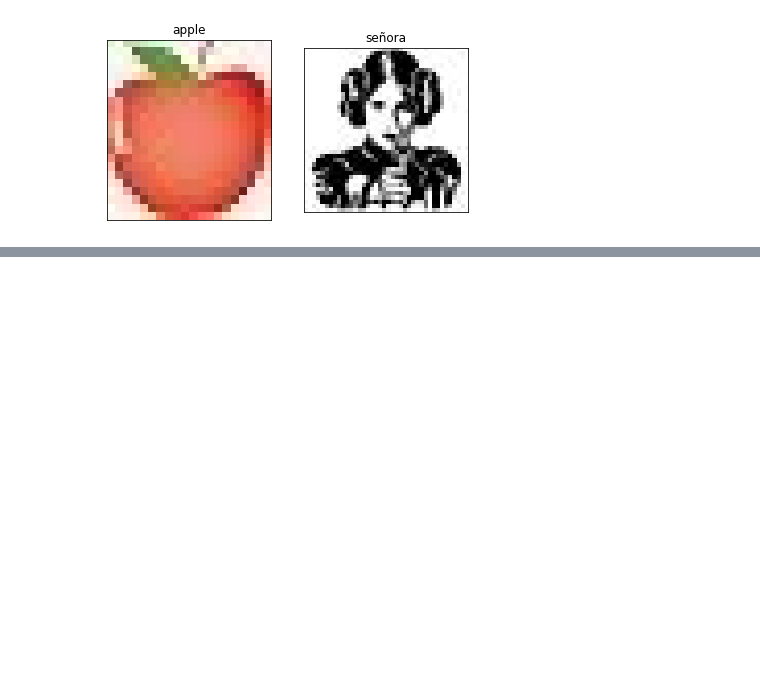
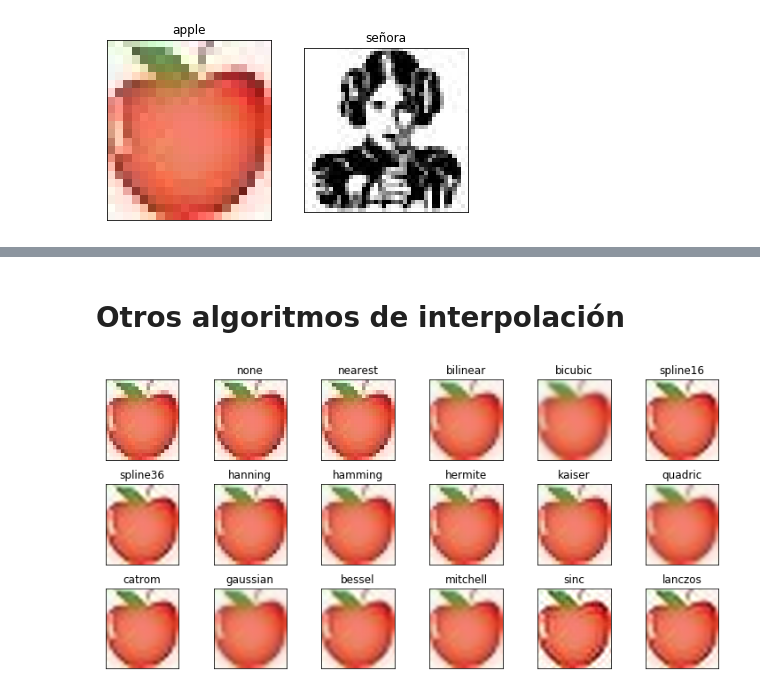
Before and after one commit to Telury/clase3, a Jupyter notebook: clase3.ipynb, the cells around one changed output, grey strips where cells are left out. Saved outputs shown, nothing was run; the diff lists cells and outputs as text; code cells hidden in the pictures; blank space fills up the shorter version.

```diff
--- a/clase3.ipynb
+++ b/clase3.ipynb
@@ -77,0 +106,19 @@ displayColor2(near_imgA,near_imgM,'apple','señora')
+# %% [markdown]
+# **Otros algoritmos de interpolación**
+# %%
+methods = [None, 'none', 'nearest', 'bilinear', 'bicubic', 'spline16','spline36', 'hanning','hamming','hermite','kaiser','quadric','catrom','gaussian','bessel','mitchell','sinc','lanczos']
+
+#grid = np.random.rand(4,4)
+grid = imgA
+
+fig, axes = plt.subplots(3,6, figsize=(13,6),subplot_kw={'xticks':[],'yticks':[]})
+
+fig.subplots_adjust(hspace=0.3,wspace=0.05)
+
+for ax,interp_method in zip(axes.flat,methods):
+  ax.imshow(grid, interpolation=interp_method)
+  ax.set_title(interp_method)
+
+plt.show()
+# %% [output]
+[figure, added]
```
Also changed, not shown: parts of 7 cells of this notebook.
